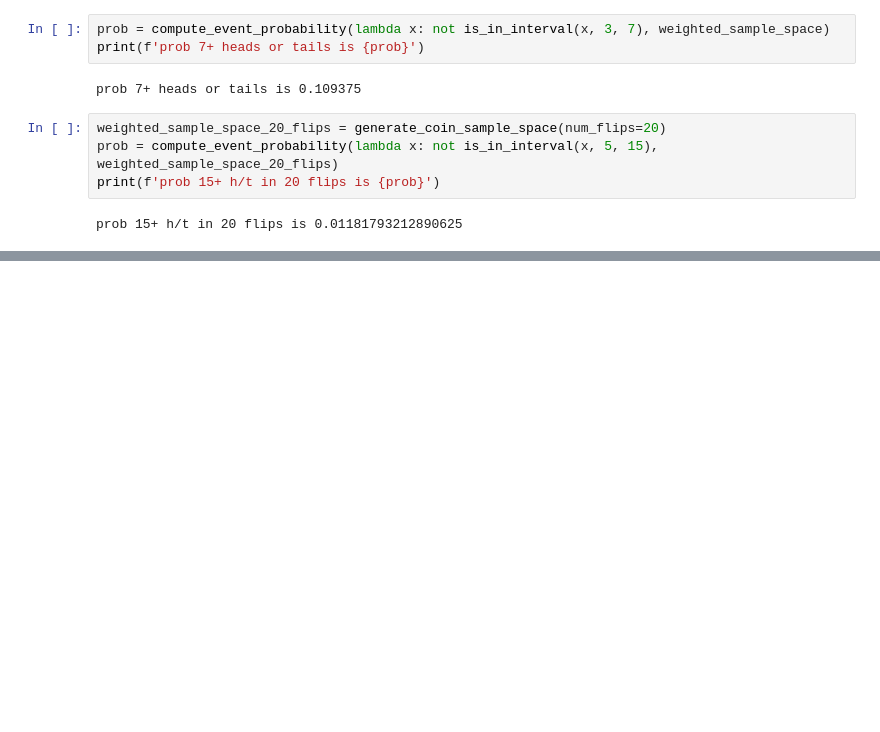
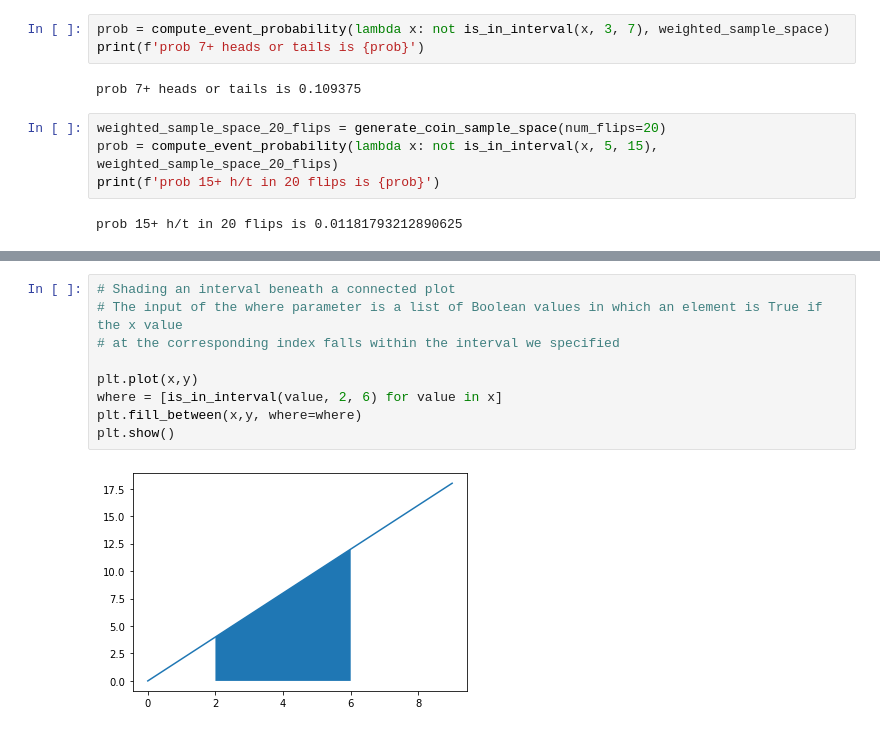
Before and after one commit to slp22/case-studies, a Jupyter notebook: book_camp_1.ipynb, the cells around one changed output, grey strips where cells are left out. Saved outputs shown, nothing was run; the diff lists cells and outputs as text; blank space fills up the shorter version.

```diff
--- a/book_camp_1.ipynb
+++ b/book_camp_1.ipynb
@@ -264,0 +294,11 @@ prob 15+ h/t in 20 flips is 0.01181793212890625
+# %%
+# Shading an interval beneath a connected plot
+# The input of the where parameter is a list of Boolean values in which an element is True if the x value
+# at the corresponding index falls within the interval we specified
+
+plt.plot(x,y)
+where = [is_in_interval(value, 2, 6) for value in x]
+plt.fill_between(x,y, where=where)
+plt.show()
+# %% [output]
+[figure, added]
```
Also changed, not shown: parts of 28 cells of this notebook.
